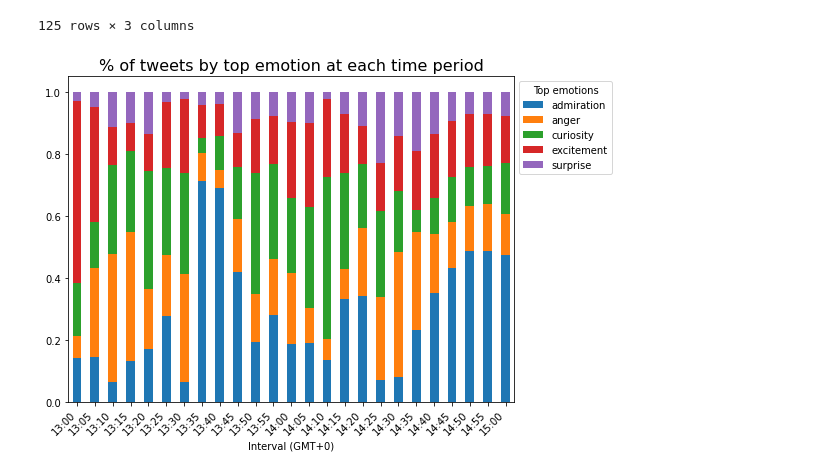
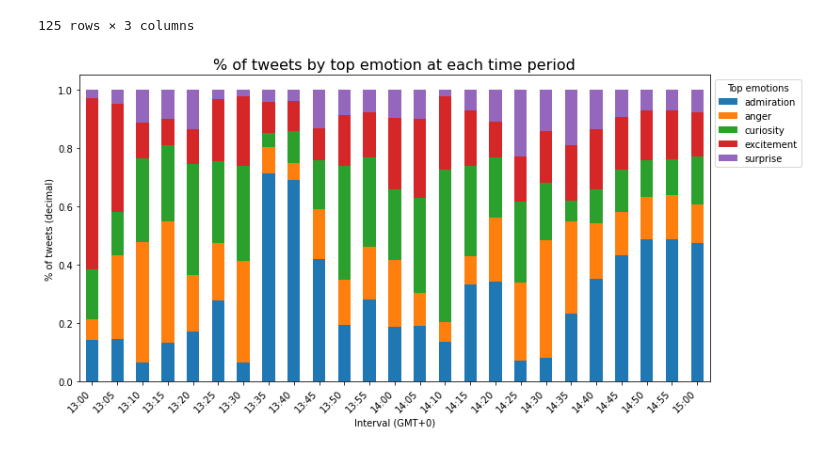
Before and after one commit to glennfang/sentiment-analysis-abudhabigp, a Jupyter notebook: notebooks/2_emotion_detection.ipynb, the cells around one changed output. Saved outputs shown, nothing was run; the diff lists cells and outputs as text; code cells hidden in the pictures.

Commit message:
Refined visualisations

```diff
--- a/notebooks/2_emotion_detection.ipynb
+++ b/notebooks/2_emotion_detection.ipynb
@@ -234,11 +229,12 @@ plot_df
 # %%
 plot_df.pivot_table(index=['interval'],
                     columns='grp_label',
                     values='tweet_clean').apply(lambda x: x / sum(x), axis = 1)\
-                    .plot(kind='bar', stacked=True, figsize = (8,6))
+                    .plot(kind='bar', stacked=True, figsize = (12, 6))
 plt.xticks(rotation = 45, ha = 'right')
 plt.xlabel('Interval (GMT+0)')
+plt.ylabel('% of tweets (decimal)')
 plt.legend(title = 'Top emotions', bbox_to_anchor=(1, 1), fontsize='medium', fancybox=True)
 plt.title('% of tweets by top emotion at each time period', fontsize=16);
 # %% [output]
-[figure, old version]
+[figure, new version]
```
Also changed, not shown: parts of 5 cells of this notebook.
